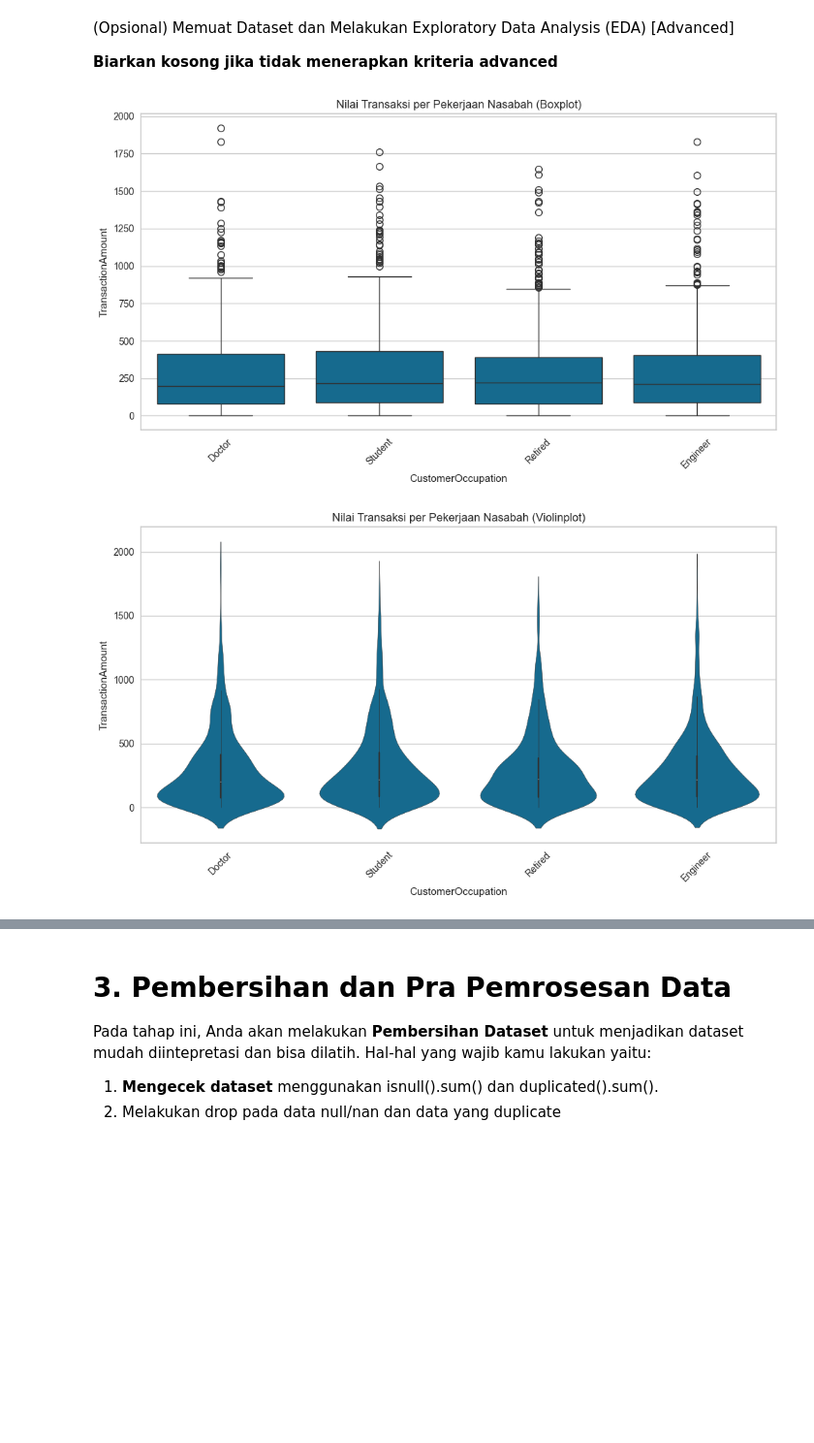
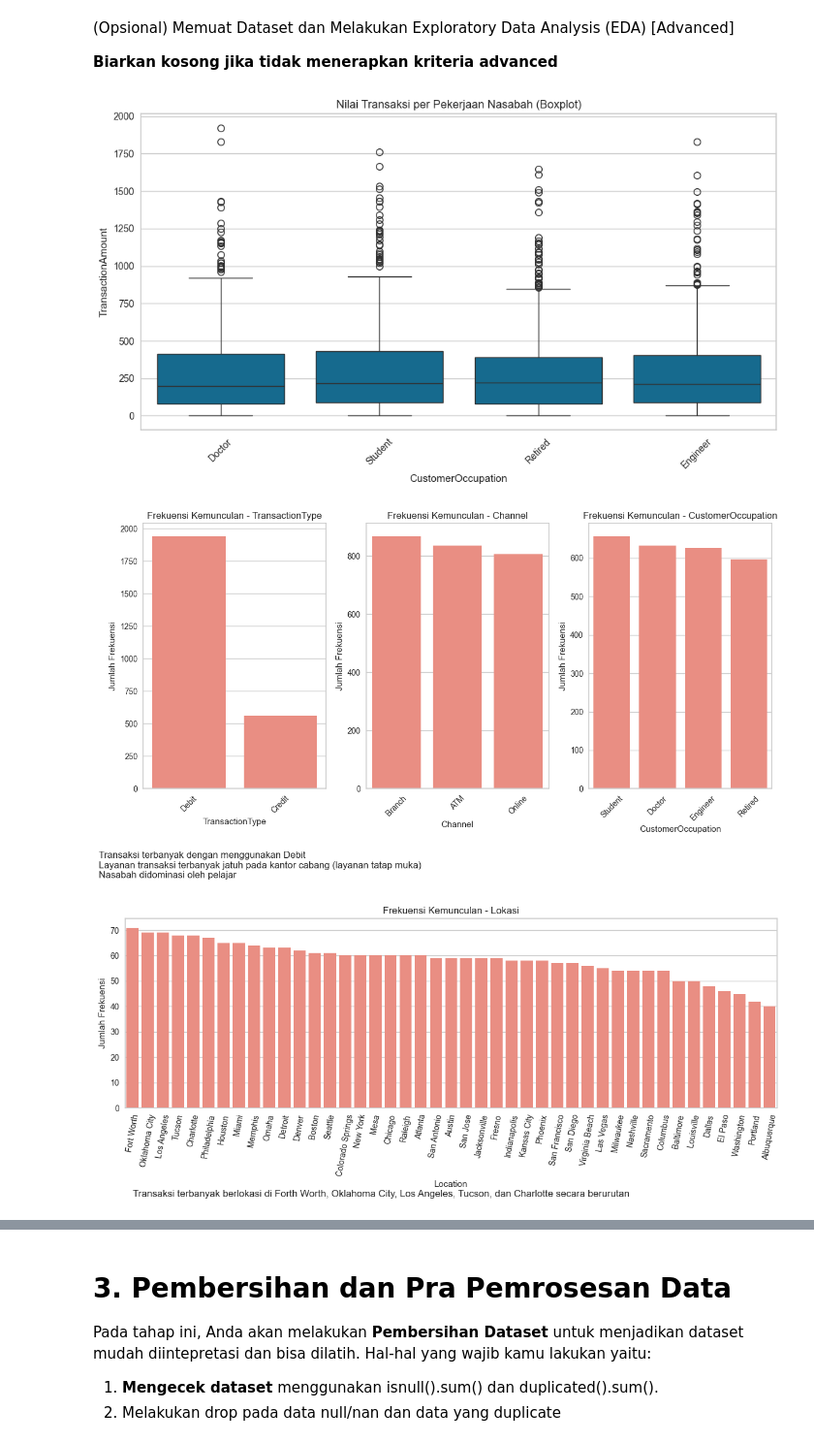
Before and after one commit to acarissa/BMLP_Angeli-Carissa, a Jupyter notebook: [Clustering]_Submission_Akhir_BMLP_Angeli_Carissa.ipynb, the cells around one changed output, grey strips where cells are left out. Shown at 97% size. Saved outputs shown, nothing was run; the diff lists cells and outputs as text; code cells hidden in the pictures; blank space fills up the shorter version.

Commit message:
Project sudah selesai

```diff
--- a/[Clustering]_Submission_Akhir_BMLP_Angeli_Carissa.ipynb
+++ b/[Clustering]_Submission_Akhir_BMLP_Angeli_Carissa.ipynb
@@ -221,40 +221,58 @@ plt.show()
 # Visualisasi yang lebih informatif (Opsional Advanced 1)
 
 ### MULAI CODE ###
 
 plt.figure(figsize=(12, 6))
 
 # Buat visualisasi boxplot untuk melihat sebaran 'TransactionAmount' (y) berdasarkan 'CustomerOccupation' (x)
 sns.boxplot(x='CustomerOccupation', y='TransactionAmount', data=df)
 
 plt.title("Nilai Transaksi per Pekerjaan Nasabah (Boxplot)")
 
 # Putar label sumbu-x agar tidak tumpang tindih
 plt.xticks(rotation=45)
 
 plt.show()
 
 ### SELESAI CODE ###
 
 # -----------------------------------------------------------------
 # (TANTANGAN OPSIONAL)
 # -----------------------------------------------------------------
 # Sekarang, bagaimana jika kita juga ingin melihat kepadatan distribusi data di setiap kategori?
 # Coba buat visualisasi lain di bawah ini, misalnya 'violinplot' (sns.violinplot) dengan parameter yang sama.
 
-### MULAI CODE ###
+# Menampilkan countplot untuk kolom kategorikal tertentu
+categorical_cols = ['TransactionType', 'Channel', 'CustomerOccupation']
+fig, axes = plt.subplots(1, 3, figsize=(12, 6))
+axes = axes.flatten()
+for i, column in enumerate(categorical_cols):
+    sns.countplot(x=df[column], color='salmon', ax=axes[i], order=df[column].value_counts().index)
+    axes[i].set_title(f"Frekuensi Kemunculan - {column}")
+    axes[i].set_ylabel("Jumlah Frekuensi")
+    axes[i].tick_params(axis='x', labelrotation=45)
+penjelasan = "Transaksi terbanyak dengan menggunakan Debit\nLayanan transaksi terbanyak jatuh pada kantor cabang (layanan tatap muka)\nNasabah didominasi oleh pelajar"
+plt.figtext(0, -0.1, penjelasan)
+plt.tight_layout()
+plt.show()
 
 plt.figure(figsize=(12, 6))
-
-sns.violinplot(x='CustomerOccupation', y='TransactionAmount', data=df)
-
-plt.title("Nilai Transaksi per Pekerjaan Nasabah (Violinplot)")
-
-plt.xticks(rotation=45)
-
+sns.countplot(data=df, x='Location', color='salmon', order=df['Location'].value_counts().index)
+plt.title("Frekuensi Kemunculan - Lokasi")
+plt.ylabel("Jumlah Frekuensi")
+plt.xticks(rotation=80)
+penjelasan = "Transaksi terbanyak berlokasi di Forth Worth, Oklahoma City, Los Angeles, Tucson, dan Charlotte secara berurutan"
+plt.text(0, -35, penjelasan)
+plt.tight_layout()
 plt.show()
 
-### SELESAI CODE ###
+# Buat visualisasi violinplot untuk melihat sebaran 'TransactionAmount' (y) berdasarkan 'CustomerOccupation' (x)
+plt.figure(figsize=(12, 6))
+sns.violinplot(x='CustomerOccupation', y='TransactionAmount', data=df)
+plt.title("Nilai Transaksi per Pekerjaan Nasabah (Violinplot)")
+plt.xticks(rotation=45)
+plt.show()
 # %% [output]
 [figure]
-[figure, old version]
+[figure, new version]
+[figure, added]
```
Also changed, not shown: parts of 6 cells of this notebook, 8 other files.
